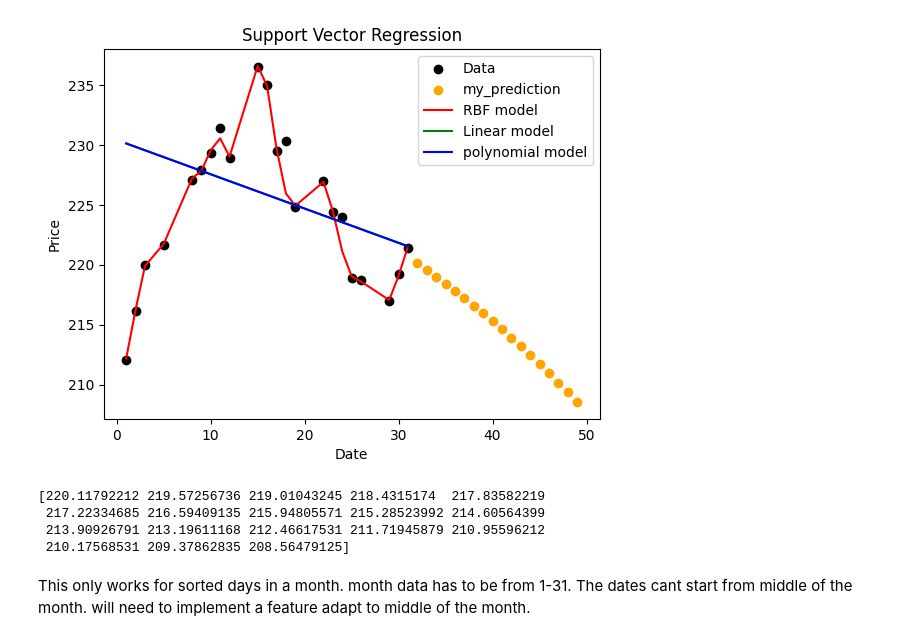
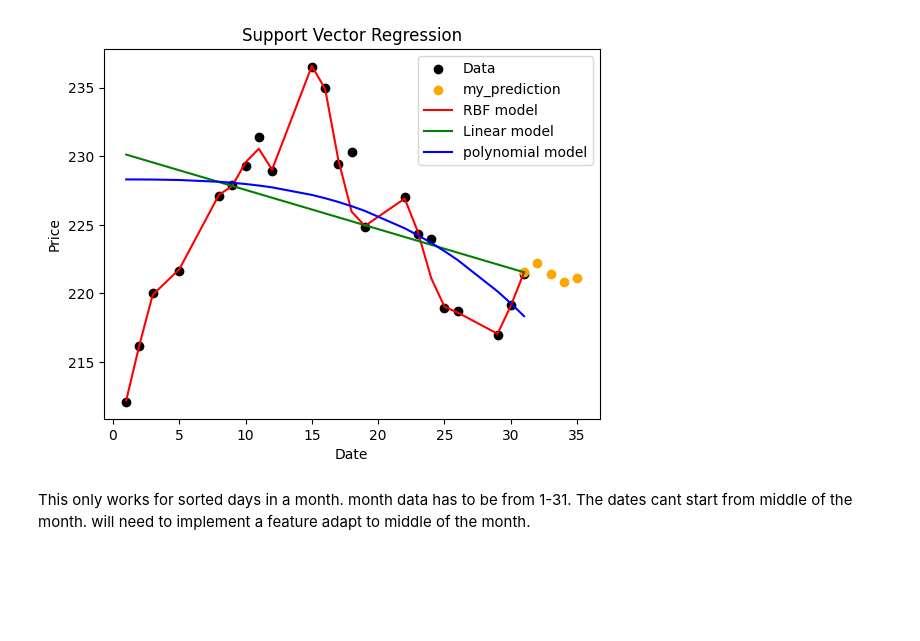
Before and after one commit to shayanshater/Predicting_stock_prices_with_ML, a Jupyter notebook: Stock_prices/test1.ipynb, the cells around one changed output. Saved outputs shown, nothing was run; the diff lists cells and outputs as text; code cells hidden in the pictures; blank space fills up the shorter version.

Commit message:
Corrected the model to give plausible predictions

```diff
--- a/Stock_prices/test1.ipynb
+++ b/Stock_prices/test1.ipynb
@@ -5,8 +5,10 @@ import numpy as np
 from sklearn.svm import SVR
 import matplotlib.pyplot as plt
 # %%
-dates = []
-prices =[]
+dates= []
+prices = []
+dates_int = []
+
 
 
 def get_data(filename):
@@ -19,45 +21,48 @@ def get_data(filename):
     return
 
 
+
+
 def predict_prices(dates,prices,x):
     dates = np.reshape(dates,(len(dates),1))
+    global dates_int
+    dates_int = [i for i in range(len(dates))]
+    dates_int = np.reshape(dates_int,(len(dates_int),1))
+
+
+
 
     svr_lin = SVR(kernel='linear', C=1e3)
-    svr_poly = SVR(kernel='poly', C=1e3, degree=2)
+    svr_poly = SVR(kernel='poly', C=1e3, degree=3)
     svr_rbf = SVR(kernel='rbf', C=1e3, gamma=.1)
     svr_lin.fit(dates,prices)
     svr_poly.fit(dates,prices)
     svr_rbf.fit(dates,prices)
 
     plt.scatter(dates, prices, color='black', label='Data')
 
     ##updated for prediction
-    plt.scatter(x,svr_poly.predict(x), color='orange',label='my_prediction')
+    plt.scatter(x,svr_rbf.predict(x), color='orange',label='my_prediction')
 
 
     plt.plot(dates, svr_rbf.predict(dates), color='red', label='RBF model')
     plt.plot(dates, svr_lin.predict(dates), color='green', label='Linear model')
-    plt.plot(dates, svr_lin.predict(dates), color='blue', label='polynomial model')
+    plt.plot(dates, svr_poly.predict(dates), color='blue', label='polynomial model')
 
     plt.xlabel('Date')
     plt.ylabel('Price')
     plt.title('Support Vector Regression')
     plt.legend()
     plt.show()
 
     return svr_rbf.predict(x), svr_lin.predict(x), svr_poly.predict(x)
 
 
 
-predicton_dates = [[x] for x in range(32,50)]
+predicton_dates = [[x] for x in range(31,36)]
 get_data('Apple_30day.csv')
 my_prediction_rbf, my_prediction_lin, my_prediction_poly = predict_prices(dates, prices,predicton_dates)
-print(my_prediction_poly)
 # %% [output]
-[figure, old version]
+[figure, new version]
-[220.11792212 219.57256736 219.01043245 218.4315174  217.83582219
- 217.22334685 216.59409135 215.94805571 215.28523992 214.60564399
- 213.90926791 213.19611168 212.46617531 211.71945879 210.95596212
- 210.17568531 209.37862835 208.56479125]
 # %% [markdown]
 This only works for sorted days in a month. month data has to be from 1-31. The dates cant start from middle of the month. will need to implement a feature adapt to middle of the month.
```
